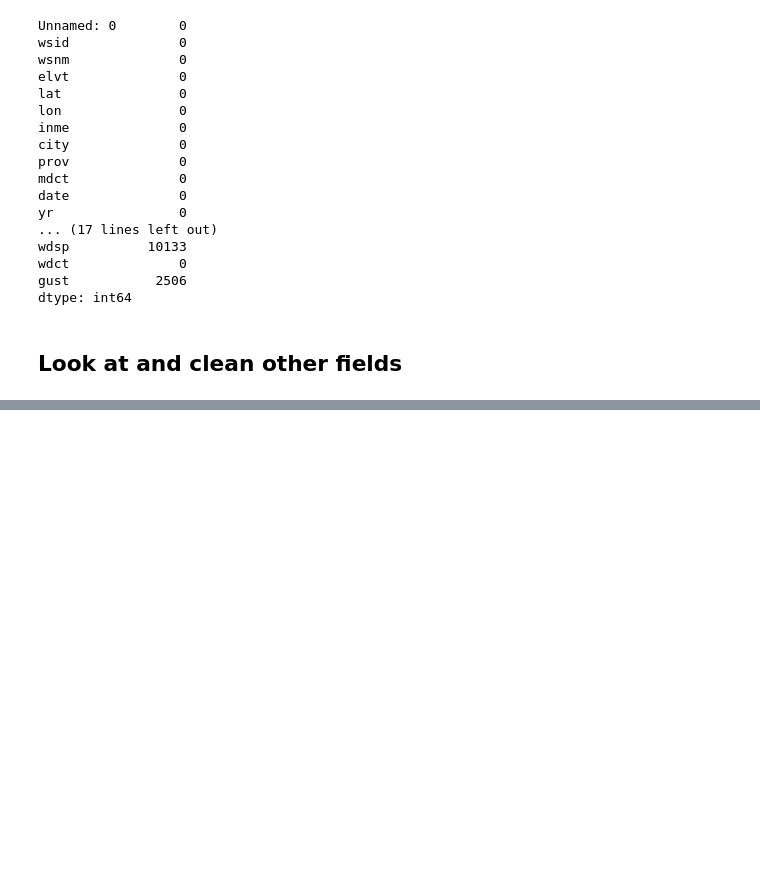
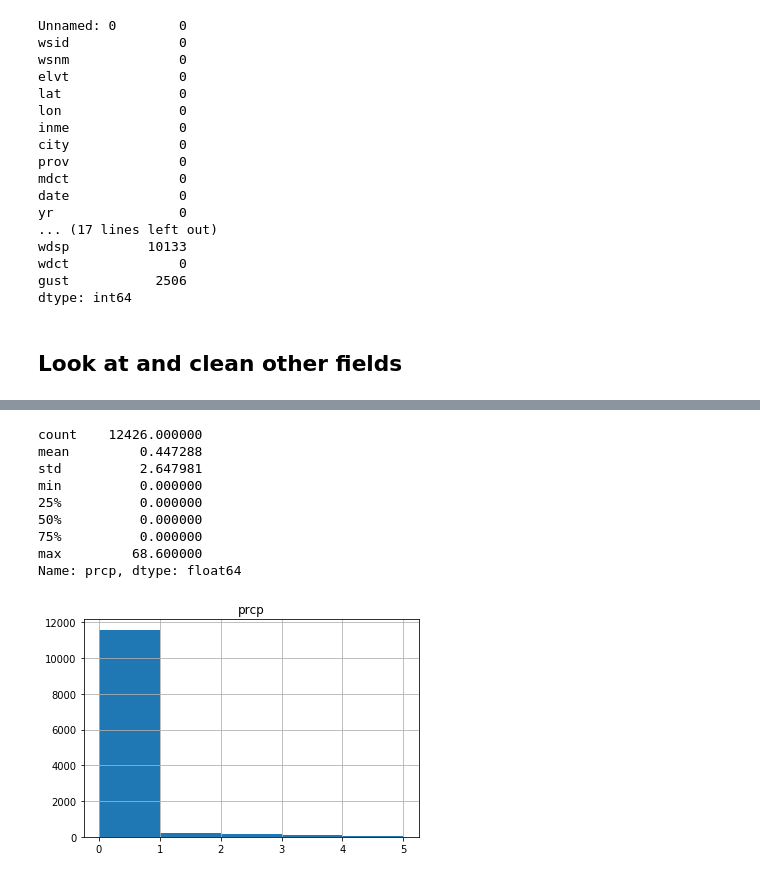
Before and after one commit to shibby576/wild_data_science, a Jupyter notebook: Assignment_2.ipynb, the cells around one changed output, grey strips where cells are left out. Cells and saved outputs as stored; diff of their text form; code cells hidden in the pictures; blank space fills up the shorter version.

```diff
--- a/Assignment_2.ipynb
+++ b/Assignment_2.ipynb
@@ -198,0 +224,15 @@ dtype: int64
+# %%
+#Evaluate air pressue, stpAir pressure for the hour in hPa to tenths (instant)
+df.hist(column ='prcp', bins=range(0,6))
+df['prcp'].describe()
+# %% [output]
+count    12426.000000
+mean         0.447288
+std          2.647981
+min          0.000000
+25%          0.000000
+50%          0.000000
+75%          0.000000
+max         68.600000
+Name: prcp, dtype: float64
+[figure, added]
```
Also changed, not shown: parts of 11 cells of this notebook.
